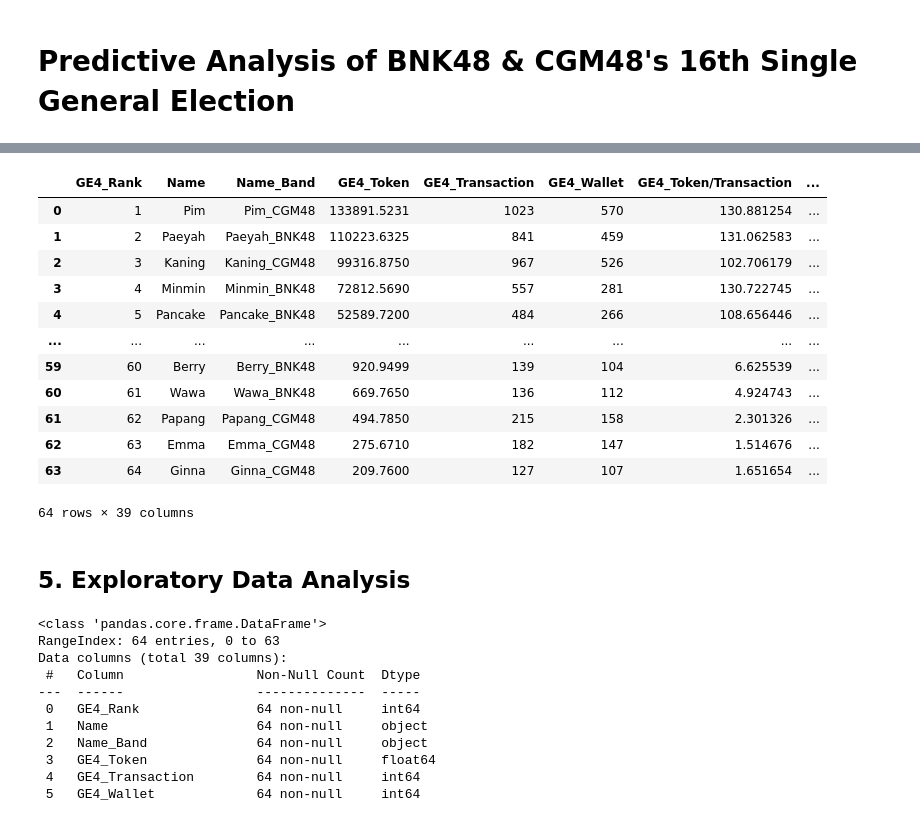
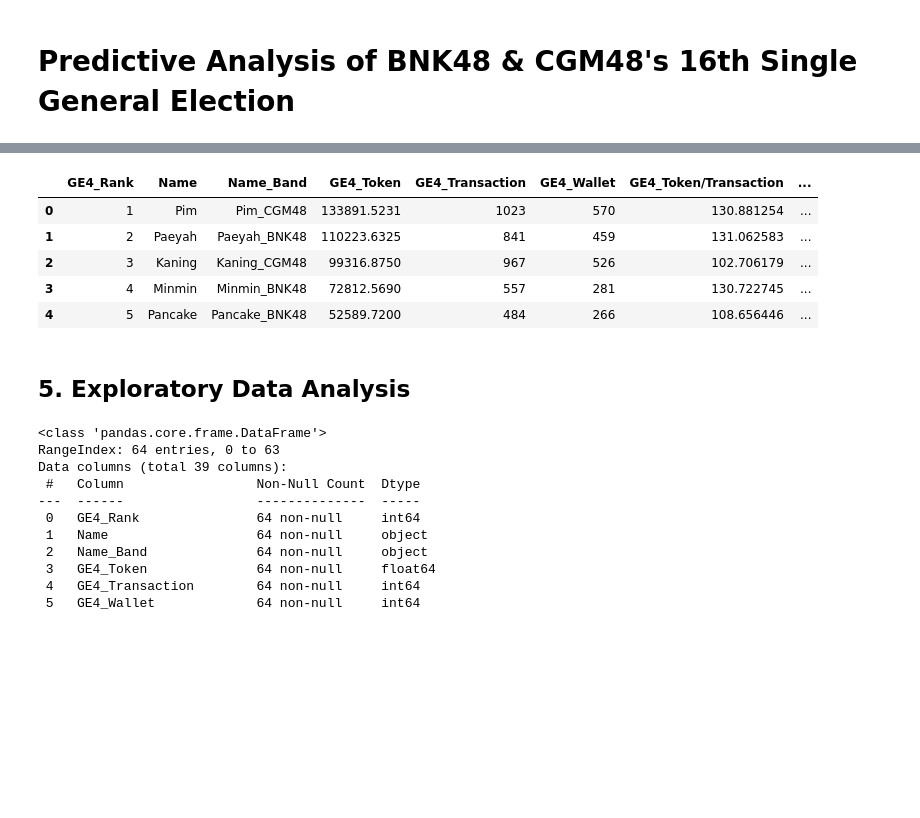
Before and after one commit to vk-poonyakanok/BNK48_CGM48_GE4_Analysis, a Jupyter notebook: BNK48_CGM48_GE4_predictive_analysis.ipynb, the cells around one changed output, grey strips where cells are left out. Drawn from its saved outputs; the diff is of its cells as text; code cells hidden in the pictures; blank space fills up the shorter version.

```diff
--- a/BNK48_CGM48_GE4_predictive_analysis.ipynb
+++ b/BNK48_CGM48_GE4_predictive_analysis.ipynb
@@ -145,27 +146,21 @@ df = pd.read_excel('BNK48_CGM48_df.xlsx')
 # %%
 # Set the option to display all columns (None means no limit to the number of columns)
 pd.set_option('display.max_columns', None)
+
+# Set the option to display up to 64 rows
+pd.set_option('display.max_rows', 64)
 # %%
-df
+df.head()
 # %% [output]
 |  | GE4_Rank | Name | Name_Band | GE4_Token | GE4_Transaction | GE4_Wallet | GE4_Token/Transaction | ... |
 | 0 | 1 | Pim | Pim_CGM48 | 133891.5231 | 1023 | 570 | 130.881254 | ... |
 | 1 | 2 | Paeyah | Paeyah_BNK48 | 110223.6325 | 841 | 459 | 131.062583 | ... |
 | 2 | 3 | Kaning | Kaning_CGM48 | 99316.8750 | 967 | 526 | 102.706179 | ... |
 | 3 | 4 | Minmin | Minmin_BNK48 | 72812.5690 | 557 | 281 | 130.722745 | ... |
 | 4 | 5 | Pancake | Pancake_BNK48 | 52589.7200 | 484 | 266 | 108.656446 | ... |
-| ... | ... | ... | ... | ... | ... | ... | ... | ... |
-| 59 | 60 | Berry | Berry_BNK48 | 920.9499 | 139 | 104 | 6.625539 | ... |
-| 60 | 61 | Wawa | Wawa_BNK48 | 669.7650 | 136 | 112 | 4.924743 | ... |
-| 61 | 62 | Papang | Papang_CGM48 | 494.7850 | 215 | 158 | 2.301326 | ... |
-| 62 | 63 | Emma | Emma_CGM48 | 275.6710 | 182 | 147 | 1.514676 | ... |
-| 63 | 64 | Ginna | Ginna_CGM48 | 209.7600 | 127 | 107 | 1.651654 | ... |
-64 rows × 39 columns
 # %%
 #df.to_csv('BNK48_CGM48_df.csv', index=False)
 # %% [markdown]
-<a id='5'></a>
-
 ## 5. Exploratory Data Analysis
 # %%
 import sweetviz as sv
```
Also changed, not shown: parts of 44 cells of this notebook.
